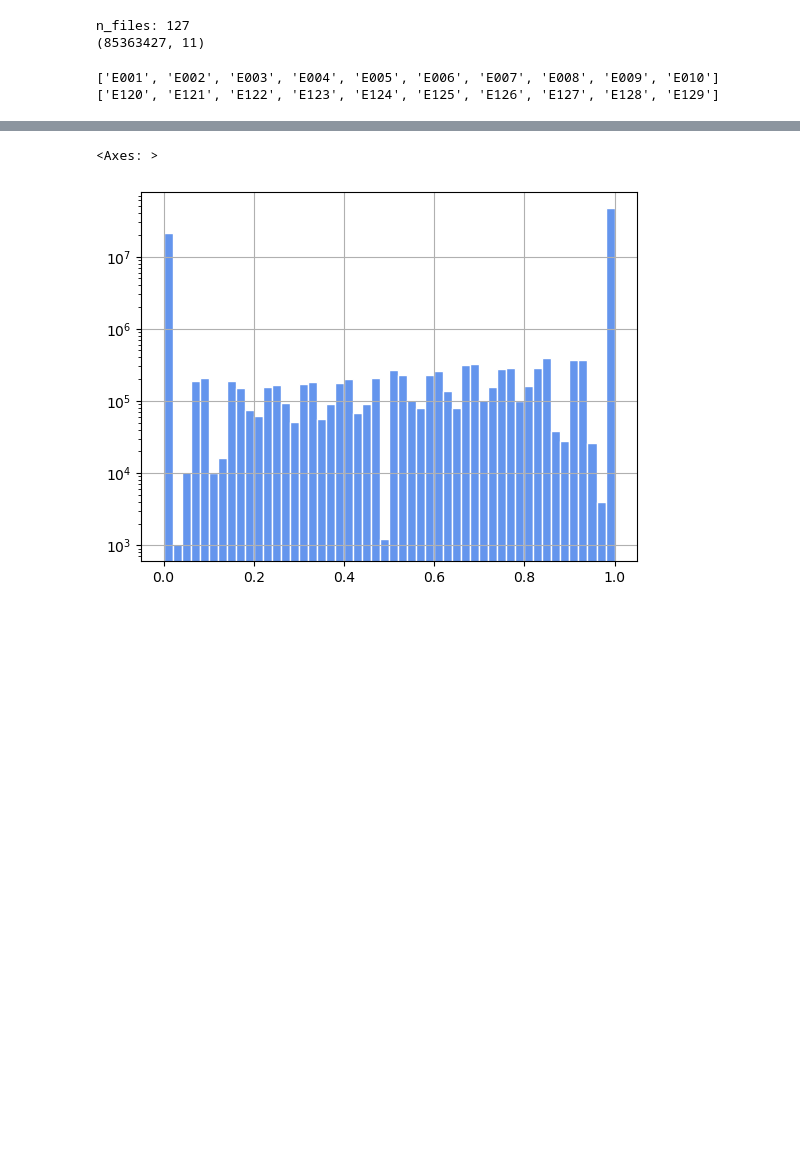
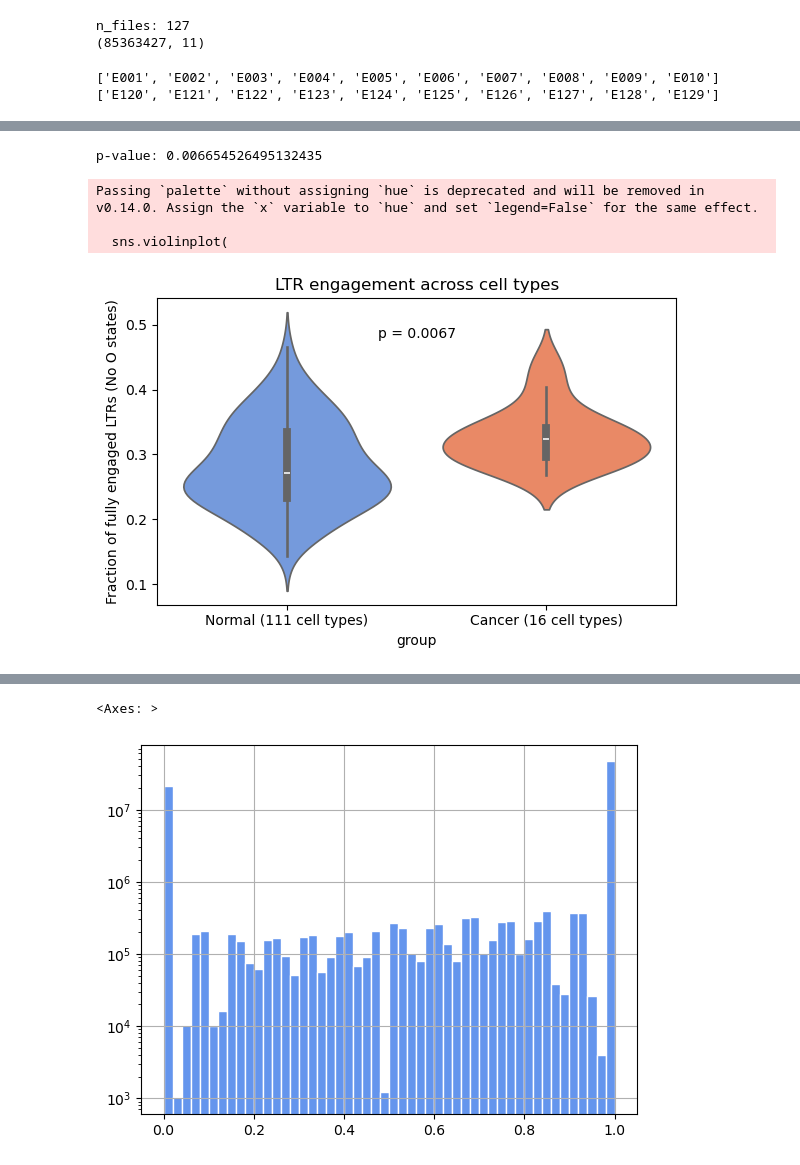
Before and after one commit to caocao0525/HERV, a Jupyter notebook: herv_all_data_handling.ipynb, the cells around one changed output, grey strips where cells are left out. Cells and saved outputs as stored; diff of their text form; code cells hidden in the pictures; blank space fills up the shorter version.

```diff
--- a/herv_all_data_handling.ipynb
+++ b/herv_all_data_handling.ipynb
@@ -32,3 +51,62 @@ df_all["is_cancer"] = df_all["eid_num"].between(114, 129)
+# %%
+import pandas as pd
+
+summary_per_cell = (
+    df_all.groupby("cell_id")
+    .agg(
+        frac_quiescent=("O_ratio", lambda x: (x == 1).mean()),
+        frac_engaged=("O_ratio", lambda x: (x == 0).mean()),
+        is_cancer=("is_cancer", "first")
+    )
+    .reset_index()
+)
+
+# Add labels for cancer vs normal
+summary_per_cell["group"] = summary_per_cell["is_cancer"].map({
+    True: "Cancer",
+    False: "Normal"
+})
+# %%
+from scipy.stats import mannwhitneyu
+
+normal_vals = summary_per_cell[summary_per_cell["group"]=="Normal"]["frac_engaged"]
+cancer_vals = summary_per_cell[summary_per_cell["group"]=="Cancer"]["frac_engaged"]
+
+stat, p = mannwhitneyu(normal_vals, cancer_vals)
+print("p-value:", p)
+# %% [output]
+p-value: 0.006654526495132435
+# %%
+import seaborn as sns
+import matplotlib.pyplot as plt
+
+
+palette = {
+    "Normal": "cornflowerblue",
+    "Cancer": "coral"
+}
+
+plt.figure(figsize=(6,4))
+
+sns.violinplot(
+    data=summary_per_cell,
+    x="group",
+    y="frac_engaged",  # O ratio is zero for fully engaged, so we can directly use it
+    inner="box",
+    palette=palette
+)
+
+plt.ylabel("Fraction of fully engaged LTRs (No O states)")
+plt.title("LTR engagement across cell types")
+plt.text(0.5, 0.48, "p = 0.0067", ha='center')
+plt.xticks([0, 1], ["Normal (111 cell types)", "Cancer (16 cell types)"])
+plt.tight_layout()
+plt.show()
+# %% [output]
+Passing `palette` without assigning `hue` is deprecated and will be removed in v0.14.0. Assign the `x` variable to `hue` and set `legend=False` for the same effect.
+
+  sns.violinplot(
+[figure, added]
 # %%
 df_normal = df_all[~df_all["is_cancer"]].copy()
 df_cancer = df_all[df_all["is_cancer"]].copy()
```
Also changed, not shown: parts of 26 cells of this notebook.
